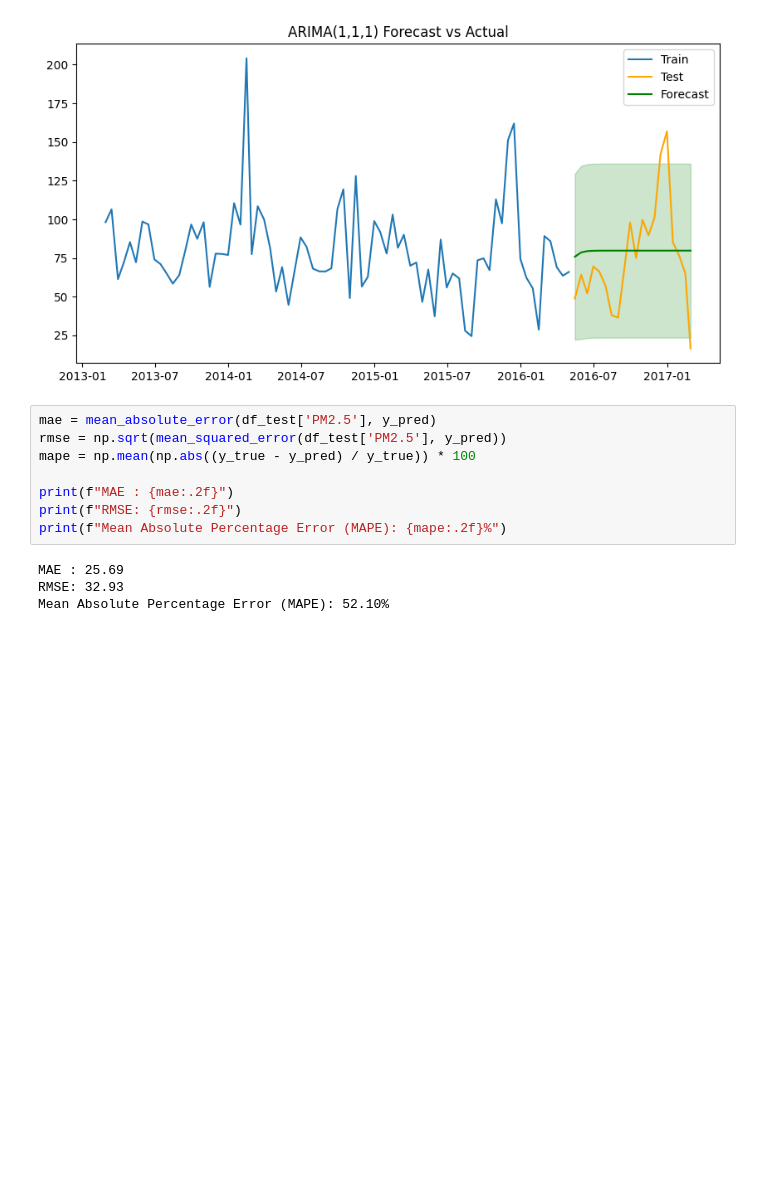
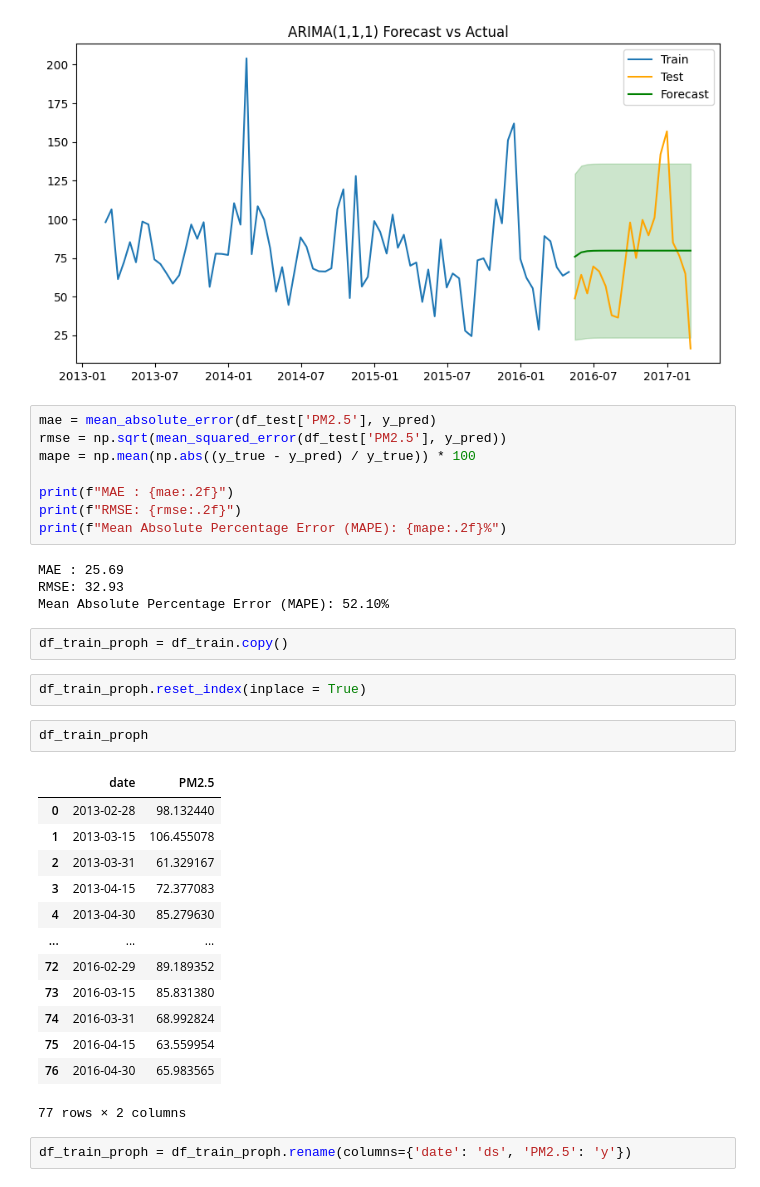
Before and after one commit to victorouma1/Machine-Learning-2, a Jupyter notebook: Week 3 Project.ipynb, the cells around one changed output. Saved outputs shown, nothing was run; the diff lists cells and outputs as text; blank space fills up the shorter version.

```diff
--- a/Week 3 Project.ipynb
+++ b/Week 3 Project.ipynb
@@ -424,3 +427,25 @@ print(f"Mean Absolute Percentage Error (MAPE): {mape:.2f}%")
 MAE : 25.69
 RMSE: 32.93
 Mean Absolute Percentage Error (MAPE): 52.10%
+# %%
+df_train_proph = df_train.copy()
+# %%
+df_train_proph.reset_index(inplace = True)
+# %%
+df_train_proph
+# %% [output]
+|  | date | PM2.5 |
+| 0 | 2013-02-28 | 98.132440 |
+| 1 | 2013-03-15 | 106.455078 |
+| 2 | 2013-03-31 | 61.329167 |
+| 3 | 2013-04-15 | 72.377083 |
+| 4 | 2013-04-30 | 85.279630 |
+| ... | ... | ... |
+| 72 | 2016-02-29 | 89.189352 |
+| 73 | 2016-03-15 | 85.831380 |
+| 74 | 2016-03-31 | 68.992824 |
+| 75 | 2016-04-15 | 63.559954 |
+| 76 | 2016-04-30 | 65.983565 |
+77 rows × 2 columns
+# %%
+df_train_proph = df_train_proph.rename(columns={'date': 'ds', 'PM2.5': 'y'})
```
Also changed, not shown: parts of 11 cells of this notebook.
